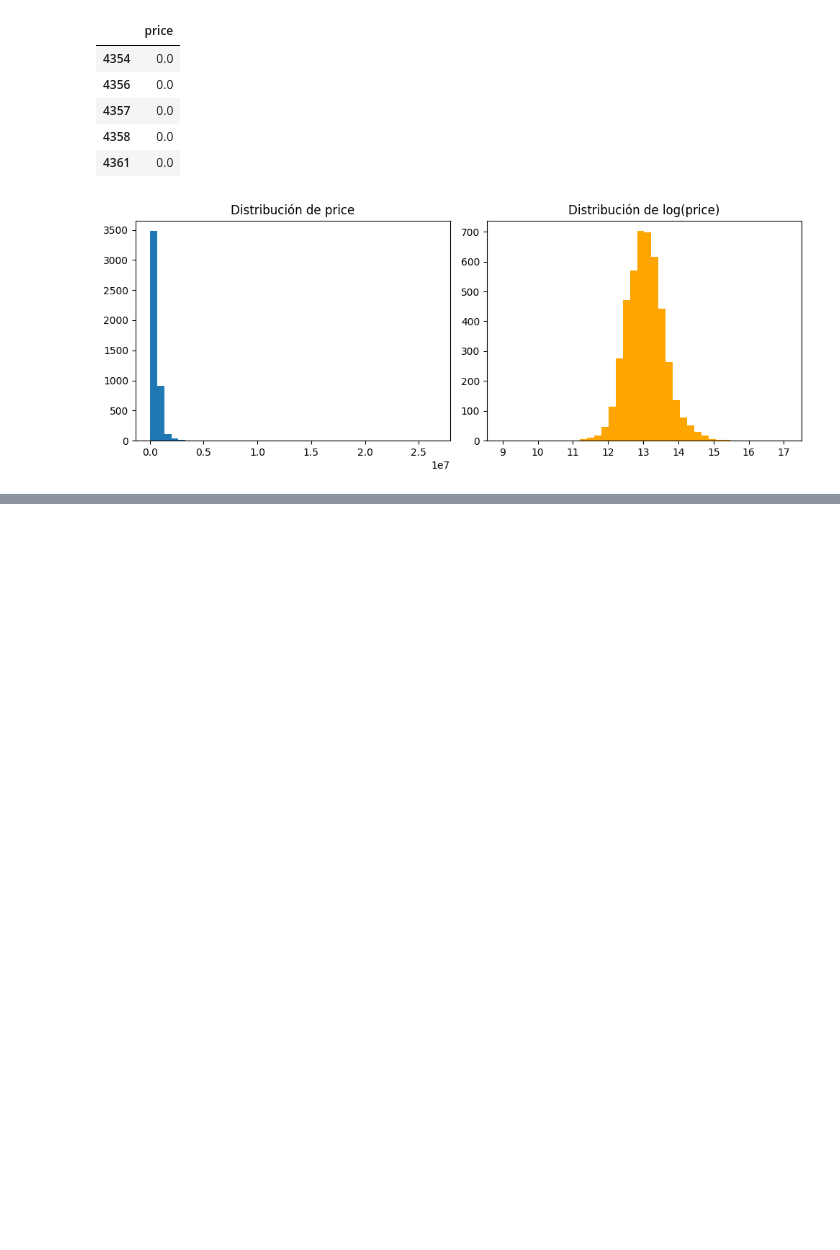
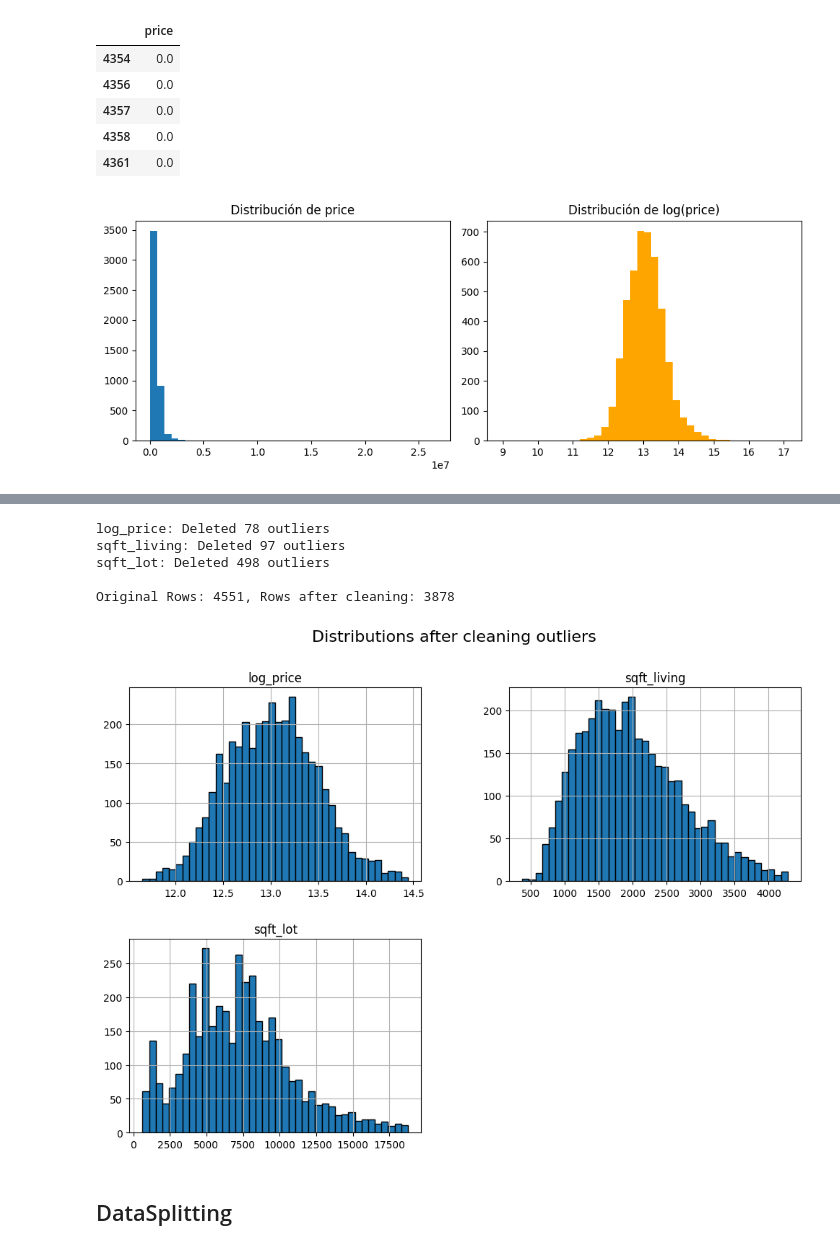
Before and after one commit to ItsTowi/Activity1_NEC, a Jupyter notebook: activity1.ipynb, the cells around one changed output, grey strips where cells are left out. Cells and saved outputs as stored; diff of their text form; code cells hidden in the pictures; blank space fills up the shorter version.

```diff
--- a/activity1.ipynb
+++ b/activity1.ipynb
@@ -106,0 +192,32 @@ print(df.head())
+# %%
+vars_to_clean = ["log_price", "sqft_living", "sqft_lot"]
+
+df_clean = df.copy()
+
+def remove_outliers_iqr(data, column):
+    Q1 = data[column].quantile(0.25)
+    Q3 = data[column].quantile(0.75)
+    IQR = Q3 - Q1
+    lower = Q1 - 1.5 * IQR
+    upper = Q3 + 1.5 * IQR
+    filtered_data = data[(data[column] >= lower) & (data[column] <= upper)]
+    print(f"{column}: Deleted {len(data)-len(filtered_data)} outliers")
+    return filtered_data
+
+for col in vars_to_clean:
+    df_clean = remove_outliers_iqr(df_clean, col)
+
+print(f"\nOriginal Rows: {len(df)}, Rows after cleaning: {len(df_clean)}")
+
+df_clean[vars_to_clean].hist(figsize=(12,8), bins=40, edgecolor='black')
+plt.suptitle("Distributions after cleaning outliers", fontsize=16)
+plt.show()
+# %% [output]
+log_price: Deleted 78 outliers
+sqft_living: Deleted 97 outliers
+sqft_lot: Deleted 498 outliers
+
+Original Rows: 4551, Rows after cleaning: 3878
+[figure, added]
+# %% [markdown]
+## DataSplitting
```
Also changed, not shown: parts of 20 cells of this notebook.
